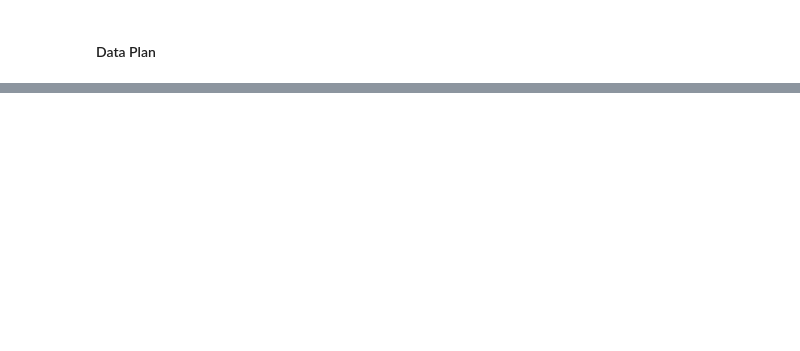
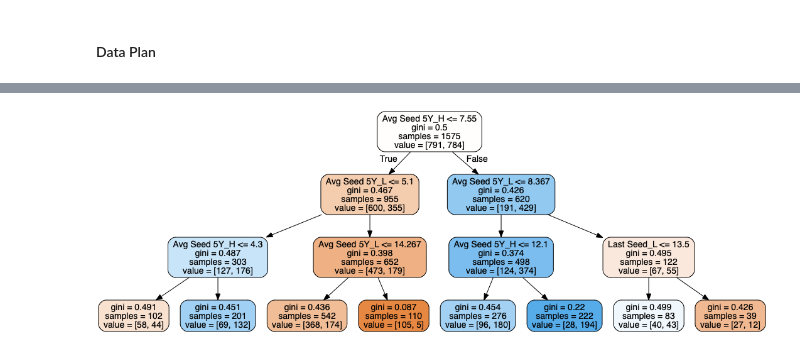
Before and after one commit to deniszgonjanin/ncaa2020, a Jupyter notebook: Mens_NCAA.ipynb, the cells around one changed output, grey strips where cells are left out. Cells and saved outputs as stored; diff of their text form; code cells hidden in the pictures; blank space fills up the shorter version.

```diff
--- a/Mens_NCAA.ipynb
+++ b/Mens_NCAA.ipynb
@@ -127,0 +160,10 @@ One row per matchup per season - NCAA
+# %%
+from sklearn.model_selection import train_test_split
+X = prediction_data.drop(['Outcome', 'Team_ID_L', 'Team_ID_H', 'Seed_H','Seed_L', 'Season'], axis=1)
+X = X.fillna(0)
+y = prediction_data['Outcome']
+X_train, X_test, y_train, y_test = train_test_split(X, y, test_size=0.30, random_state=1)
+# %%
+from sklearn.tree import DecisionTreeClassifier
+
+dtree = DecisionTreeClassifier(max_depth=3)
@@ -127,0 +210,9 @@ One row per matchup per season - NCAA
+# %%
+## Let's take a look at our tree and see what's coming up as predictive
+from IPython.display import Image
+from sklearn.externals.six import StringIO
+from sklearn.tree import export_graphviz
+import pydot
+
+features = list(X.columns[:])
+features
@@ -127,0 +228,8 @@ One row per matchup per season - NCAA
+# %%
+dot_data = StringIO()
+export_graphviz(dtree, out_file=dot_data,feature_names=features,filled=True,rounded=True)
+
+graph = pydot.graph_from_dot_data(dot_data.getvalue())
+Image(graph[0].create_png())
+# %% [output]
+[figure, added]
```
Also changed, not shown: parts of 19 cells of this notebook, 2 other files.
